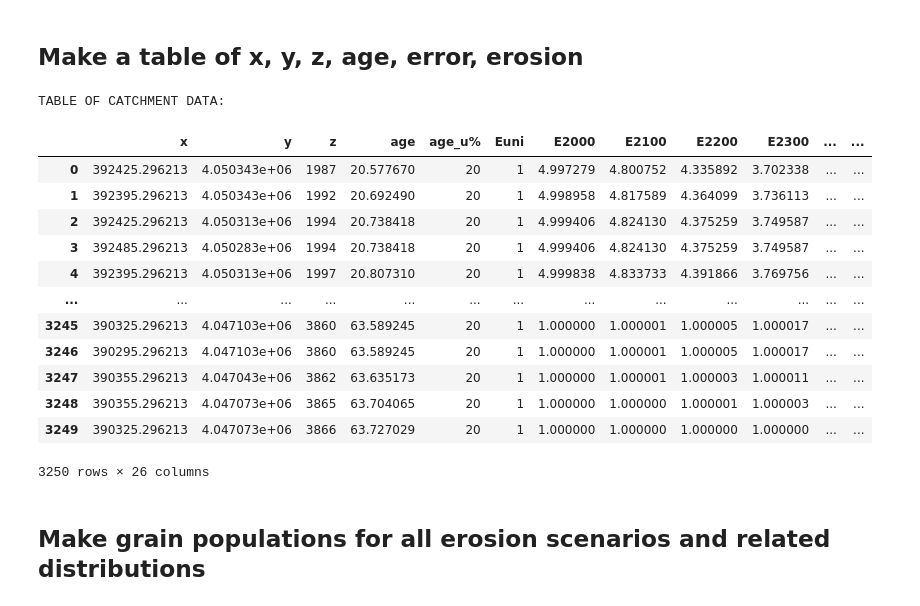
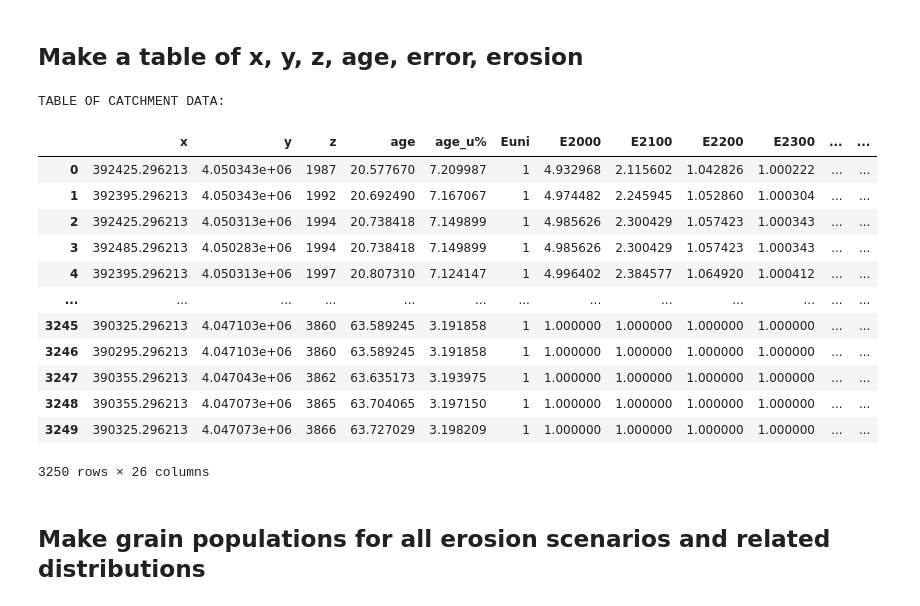
Before and after one commit to toddehlers/ESD_thermotrace, a Jupyter notebook: parameter_study.ipynb, the cells around one changed output. Drawn from its saved outputs; the diff is of its cells as text; code cells hidden in the pictures.

```diff
--- a/parameter_study.ipynb
+++ b/parameter_study.ipynb
@@ -65,48 +65,48 @@ ws_data = pd.read_excel(opf+'/'+ws_data_filename)
 
 def E_gauss(zarray,loc,Eratio,dev=500):
     '''
     Function to make a Gaussian distribution of erosion for a scenario with
     given Eratio (Emax/Emin),
     given the location of erosional focus (loc),
     given the array of positions (zarray)
     the 1sigma (dev) of the distribution by default is 500 meters (controls how wide is the peak)
     '''
     m = 1/(Eratio-1) # value at which the Gaussian curve gets flat (peak = 1)
     dist = (np.exp((-(zarray-loc)**2)/(dev)**2)+m)/(1+m) # after Nibourel et al. (2015)
     return dist/dist.min() # min must =1
 
 locs = np.arange(2000,4000,100) # at which elevetion should the erosional peak occur?
-Eratios = np.ones(locs.size)*5 # how many times larger than the minimum?
-std = 500 # 1 sigma of bell curve, determines the width of the peak
+Eratios = np.ones(locs.size)*5 # how many times larger than the minimum? ######################################
+std = 100 # 1 sigma of bell curve, determines the width of the peak ############################################
 
 labels=[] # list of scenario labels (in form of pdf)
 for Zi in locs:
     for E in Eratios:
         label = 'E'+str(Zi)
         ws_data[label] = E_gauss(ws_data.z,Zi,E,dev=std)
 
-# PRESCRIBE AGE UNCERTAINTY? ######################################################################
-ws_data['age_u%'] = ws_data['age_u%'].apply(lambda x: 20)
+# # PRESCRIBE AGE UNCERTAINTY? ##################################################################################
+# ws_data['age_u%'] = ws_data['age_u%'].apply(lambda x: 20)
 
 # save to excel and show
 ws_data.to_excel(opf+'/ps_ws_data_temp.xlsx', index=False)
 
 print('TABLE OF CATCHMENT DATA:')
 ws_data
 # %% [output]
 TABLE OF CATCHMENT DATA:
 |  | x | y | z | age | age_u% | Euni | E2000 | E2100 | E2200 | E2300 | ... | ... |
-| 0 | 392425.296213 | 4.050343e+06 | 1987 | 20.577670 | 20 | 1 | 4.997279 | 4.800752 | 4.335892 | 3.702338 | ... | ... |
-| 1 | 392395.296213 | 4.050343e+06 | 1992 | 20.692490 | 20 | 1 | 4.998958 | 4.817589 | 4.364099 | 3.736113 | ... | ... |
-| 2 | 392425.296213 | 4.050313e+06 | 1994 | 20.738418 | 20 | 1 | 4.999406 | 4.824130 | 4.375259 | 3.749587 | ... | ... |
-| 3 | 392485.296213 | 4.050283e+06 | 1994 | 20.738418 | 20 | 1 | 4.999406 | 4.824130 | 4.375259 | 3.749587 | ... | ... |
-| 4 | 392395.296213 | 4.050313e+06 | 1997 | 20.807310 | 20 | 1 | 4.999838 | 4.833733 | 4.391866 | 3.769756 | ... | ... |
+| 0 | 392425.296213 | 4.050343e+06 | 1987 | 20.577670 | 7.209987 | 1 | 4.932968 | 2.115602 | 1.042826 | 1.000222 | ... | ... |
+| 1 | 392395.296213 | 4.050343e+06 | 1992 | 20.692490 | 7.167067 | 1 | 4.974482 | 2.245945 | 1.052860 | 1.000304 | ... | ... |
+| 2 | 392425.296213 | 4.050313e+06 | 1994 | 20.738418 | 7.149899 | 1 | 4.985626 | 2.300429 | 1.057423 | 1.000343 | ... | ... |
+| 3 | 392485.296213 | 4.050283e+06 | 1994 | 20.738418 | 7.149899 | 1 | 4.985626 | 2.300429 | 1.057423 | 1.000343 | ... | ... |
+| 4 | 392395.296213 | 4.050313e+06 | 1997 | 20.807310 | 7.124147 | 1 | 4.996402 | 2.384577 | 1.064920 | 1.000412 | ... | ... |
 | ... | ... | ... | ... | ... | ... | ... | ... | ... | ... | ... | ... | ... |
-| 3245 | 390325.296213 | 4.047103e+06 | 3860 | 63.589245 | 20 | 1 | 1.000000 | 1.000001 | 1.000005 | 1.000017 | ... | ... |
-| 3246 | 390295.296213 | 4.047103e+06 | 3860 | 63.589245 | 20 | 1 | 1.000000 | 1.000001 | 1.000005 | 1.000017 | ... | ... |
-| 3247 | 390355.296213 | 4.047043e+06 | 3862 | 63.635173 | 20 | 1 | 1.000000 | 1.000001 | 1.000003 | 1.000011 | ... | ... |
-| 3248 | 390355.296213 | 4.047073e+06 | 3865 | 63.704065 | 20 | 1 | 1.000000 | 1.000000 | 1.000001 | 1.000003 | ... | ... |
-| 3249 | 390325.296213 | 4.047073e+06 | 3866 | 63.727029 | 20 | 1 | 1.000000 | 1.000000 | 1.000000 | 1.000000 | ... | ... |
+| 3245 | 390325.296213 | 4.047103e+06 | 3860 | 63.589245 | 3.191858 | 1 | 1.000000 | 1.000000 | 1.000000 | 1.000000 | ... | ... |
+| 3246 | 390295.296213 | 4.047103e+06 | 3860 | 63.589245 | 3.191858 | 1 | 1.000000 | 1.000000 | 1.000000 | 1.000000 | ... | ... |
+| 3247 | 390355.296213 | 4.047043e+06 | 3862 | 63.635173 | 3.193975 | 1 | 1.000000 | 1.000000 | 1.000000 | 1.000000 | ... | ... |
+| 3248 | 390355.296213 | 4.047073e+06 | 3865 | 63.704065 | 3.197150 | 1 | 1.000000 | 1.000000 | 1.000000 | 1.000000 | ... | ... |
+| 3249 | 390325.296213 | 4.047073e+06 | 3866 | 63.727029 | 3.198209 | 1 | 1.000000 | 1.000000 | 1.000000 | 1.000000 | ... | ... |
 3250 rows × 26 columns
 # %% [markdown]
 ## Make grain populations for all erosion scenarios and related distributions
```
Also changed, not shown: parts of 4 cells of this notebook, 10 other files.
